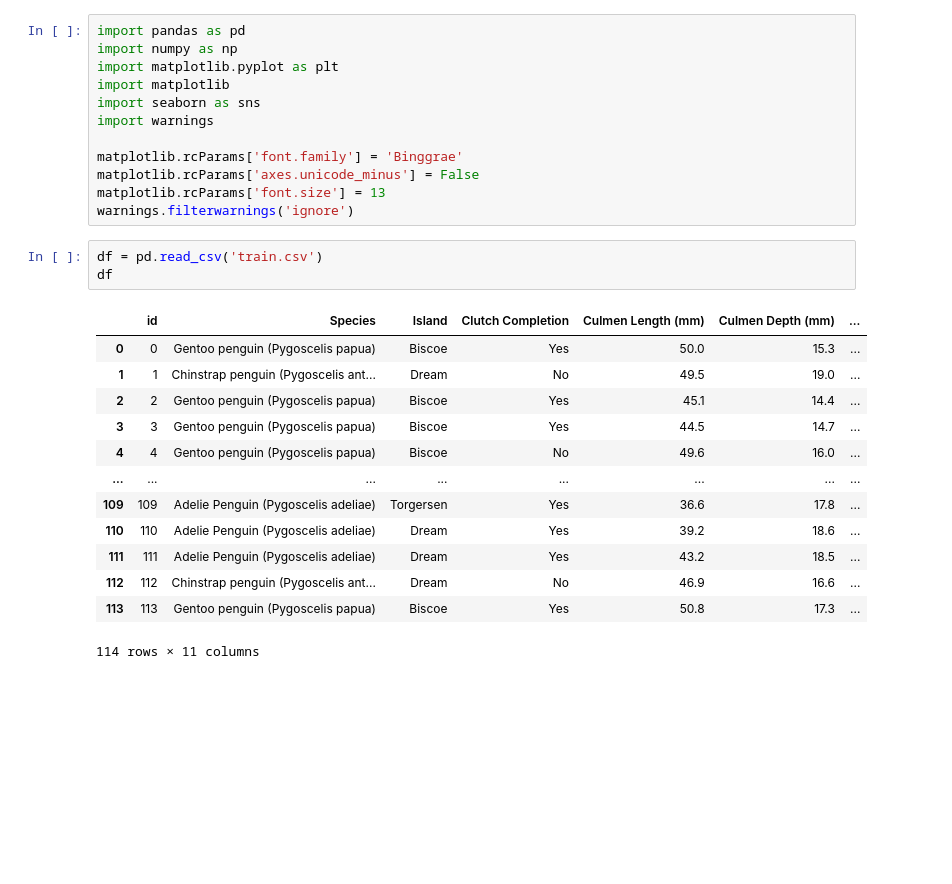
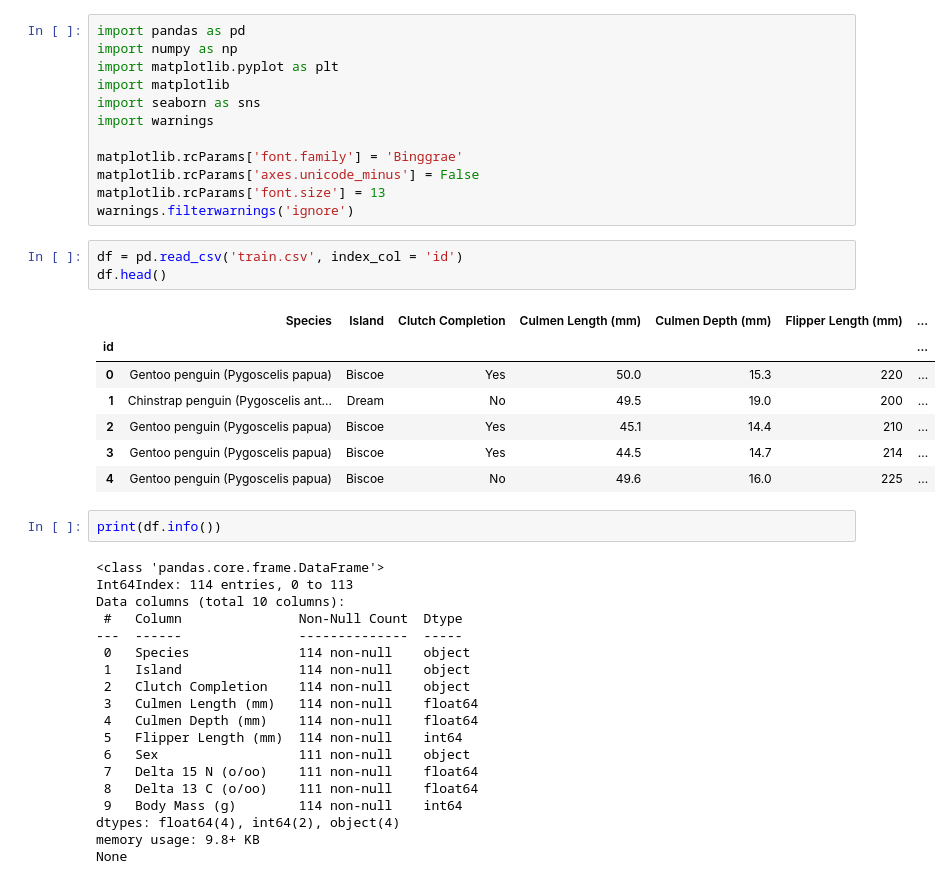
Before and after one commit to Douggy91/Practice-1, a Jupyter notebook: peng.ipynb, the cells around one changed output. Cells and saved outputs as stored; diff of their text form; blank space fills up the shorter version.

```diff
--- a/peng.ipynb
+++ b/peng.ipynb
@@ -11,19 +11,34 @@ matplotlib.rcParams['axes.unicode_minus'] = False
 matplotlib.rcParams['font.size'] = 13
 warnings.filterwarnings('ignore')
 # %%
-df = pd.read_csv('train.csv')
-df
+df = pd.read_csv('train.csv', index_col = 'id')
+df.head()
 # %% [output]
-|  | id | Species | Island | Clutch Completion | Culmen Length (mm) | Culmen Depth (mm) | ... |
-| 0 | 0 | Gentoo penguin (Pygoscelis papua) | Biscoe | Yes | 50.0 | 15.3 | ... |
-| 1 | 1 | Chinstrap penguin (Pygoscelis ant... | Dream | No | 49.5 | 19.0 | ... |
-| 2 | 2 | Gentoo penguin (Pygoscelis papua) | Biscoe | Yes | 45.1 | 14.4 | ... |
-| 3 | 3 | Gentoo penguin (Pygoscelis papua) | Biscoe | Yes | 44.5 | 14.7 | ... |
-| 4 | 4 | Gentoo penguin (Pygoscelis papua) | Biscoe | No | 49.6 | 16.0 | ... |
-| ... | ... | ... | ... | ... | ... | ... | ... |
-| 109 | 109 | Adelie Penguin (Pygoscelis adeliae) | Torgersen | Yes | 36.6 | 17.8 | ... |
-| 110 | 110 | Adelie Penguin (Pygoscelis adeliae) | Dream | Yes | 39.2 | 18.6 | ... |
-| 111 | 111 | Adelie Penguin (Pygoscelis adeliae) | Dream | Yes | 43.2 | 18.5 | ... |
-| 112 | 112 | Chinstrap penguin (Pygoscelis ant... | Dream | No | 46.9 | 16.6 | ... |
-| 113 | 113 | Gentoo penguin (Pygoscelis papua) | Biscoe | Yes | 50.8 | 17.3 | ... |
+|  | Species | Island | Clutch Completion | Culmen Length (mm) | Culmen Depth (mm) | Flipper Length (mm) | ... |
+| id |  |  |  |  |  |  | ... |
+| 0 | Gentoo penguin (Pygoscelis papua) | Biscoe | Yes | 50.0 | 15.3 | 220 | ... |
+| 1 | Chinstrap penguin (Pygoscelis ant... | Dream | No | 49.5 | 19.0 | 200 | ... |
+| 2 | Gentoo penguin (Pygoscelis papua) | Biscoe | Yes | 45.1 | 14.4 | 210 | ... |
+| 3 | Gentoo penguin (Pygoscelis papua) | Biscoe | Yes | 44.5 | 14.7 | 214 | ... |
+| 4 | Gentoo penguin (Pygoscelis papua) | Biscoe | No | 49.6 | 16.0 | 225 | ... |
-114 rows × 11 columns
+# %%
+print(df.info())
+# %% [output]
+<class 'pandas.core.frame.DataFrame'>
+Int64Index: 114 entries, 0 to 113
+Data columns (total 10 columns):
+ #   Column               Non-Null Count  Dtype
+---  ------               --------------  -----
+ 0   Species              114 non-null    object
+ 1   Island               114 non-null    object
+ 2   Clutch Completion    114 non-null    object
+ 3   Culmen Length (mm)   114 non-null    float64
+ 4   Culmen Depth (mm)    114 non-null    float64
+ 5   Flipper Length (mm)  114 non-null    int64
+ 6   Sex                  111 non-null    object
+ 7   Delta 15 N (o/oo)    111 non-null    float64
+ 8   Delta 13 C (o/oo)    111 non-null    float64
+ 9   Body Mass (g)        114 non-null    int64
+dtypes: float64(4), int64(2), object(4)
+memory usage: 9.8+ KB
+None
```
Also changed, not shown: parts of 2 cells of this notebook.
